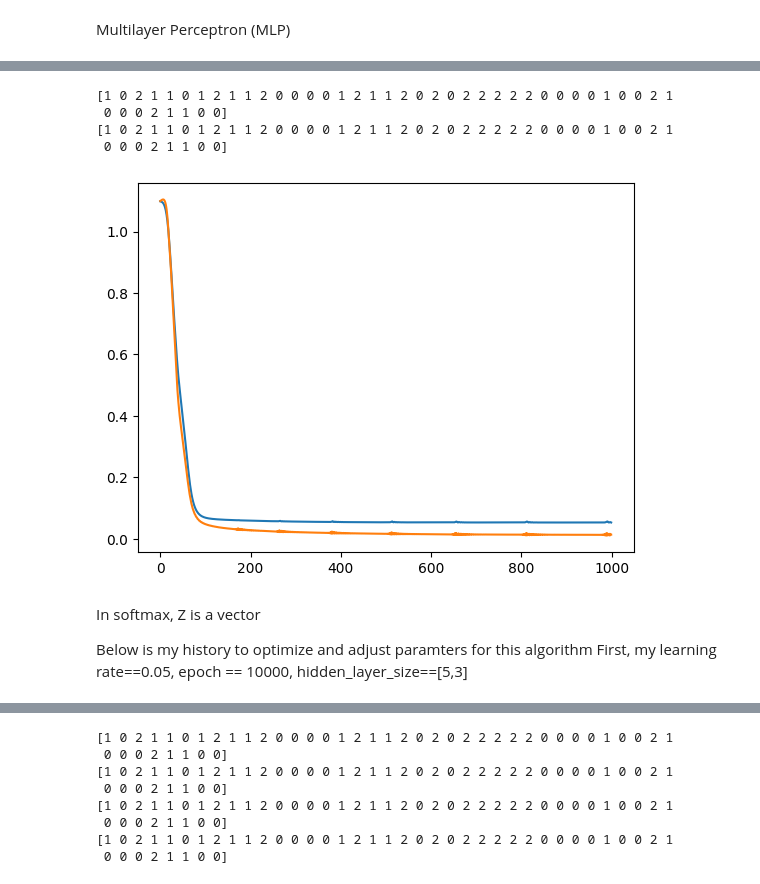
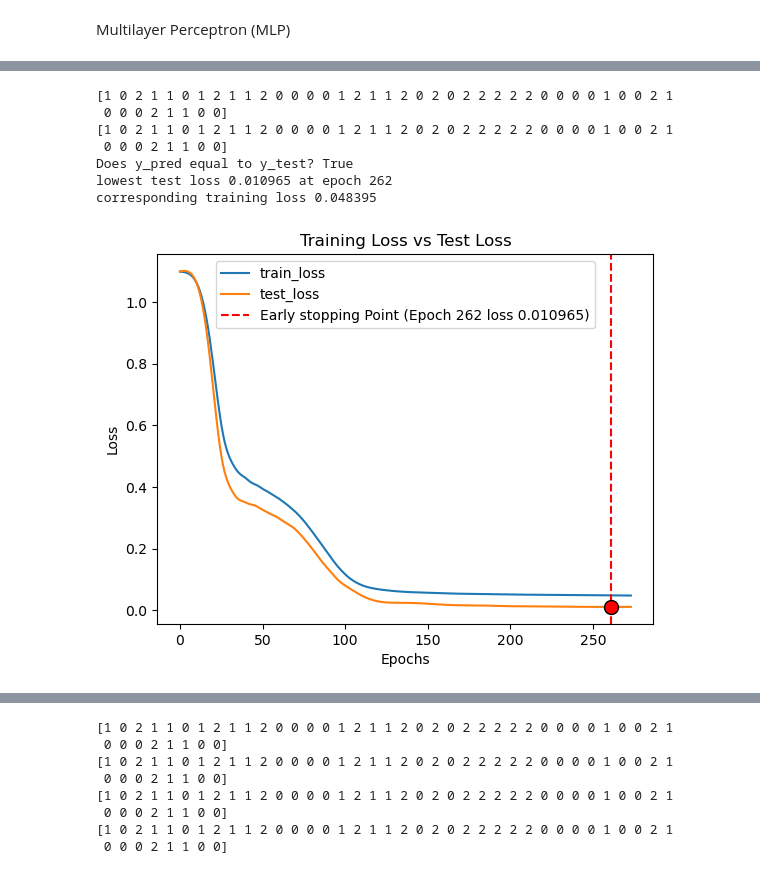
Before and after one commit to bstcdbsw/ECSE551_Group23_Assignment1, a Jupyter notebook: Cifci_Xu_Zhuang.ipynb, the cells around one changed output, grey strips where cells are left out. Drawn from its saved outputs; the diff is of its cells as text; code cells hidden in the pictures.

Commit message:
optimize mlp part for final notebook

```diff
--- a/Cifci_Xu_Zhuang.ipynb
+++ b/Cifci_Xu_Zhuang.ipynb
@@ -1377,14 +1356,6 @@ def train_test_split(X,y,test_percent=0.3,random_state=None):
 # %%
-import math
-hidden_layers=np.array([20,10])
-mlp = MLP(4,3,hidden_layers,0.007,'adam')
-mlp.fit(X_train,y_train,1000,X_test,y_test)
-loss_history=mlp.get_history_loss()
-test_history=mlp.get_history_test_loss()
-plt.plot(loss_history)
-plt.plot(test_history)
+mean = np.mean(X_train,axis=0)
+std = np.std(X_train,axis=0)
 
-y_pred=mlp.predict(X_test)
-print(y_pred)
-print(y_test)
-plt.show()
+X_train_scaled = (X_train-mean)/std
+X_test_scaled = (X_test-mean)/std
@@ -1397,26 +1362,36 @@ plt.show()
 # %%
-hidden_layers=np.array([20,10])
+import math
+hidden_layers=np.array([20,15])
 mlp = MLP(4,3,hidden_layers,0.007,'adam')
-mlp.fit(X_train,y_train,1000,X_test,y_test)
+mlp.fit(X_train_scaled,y_train,1000,X_test_scaled,y_test,patience=20)
 loss_history=mlp.get_history_loss()
 test_history=mlp.get_history_test_loss()
-plt.plot(loss_history)
-plt.plot(test_history)
+plt.plot(loss_history,label='train_loss')
+plt.plot(test_history,label='test_loss')
 
-
-y_pred=mlp.predict(X_test)
+plt.title("Training Loss vs Test Loss")
+plt.xlabel("Epochs")
+plt.ylabel("Loss")
+y_pred=mlp.predict(X_test_scaled)
 print(y_pred)
 print(y_test)
+print(f'Does y_pred equal to y_test? {np.array_equal(y_pred,y_test)}')
 
+min_test_loss = min(test_history)
+min_loss_epoch=test_history.index(min_test_loss)
+print(f'lowest test loss {min(test_history):.6f} at epoch {min_loss_epoch+1}')
+print(f'corresponding training loss {loss_history[min_loss_epoch+1]:.6f}')
+plt.axvline(x=min_loss_epoch, color='r', linestyle='--', label=f'Early stopping Point (Epoch {min_loss_epoch+1} loss {min_test_loss:.6f})')
+plt.scatter(min_loss_epoch, min_test_loss, color='red', s=100, zorder=5, edgecolors='black')
+plt.legend()
 plt.show()
 # %% [output]
 [1 0 2 1 1 0 1 2 1 1 2 0 0 0 0 1 2 1 1 2 0 2 0 2 2 2 2 2 0 0 0 0 1 0 0 2 1
  0 0 0 2 1 1 0 0]
 [1 0 2 1 1 0 1 2 1 1 2 0 0 0 0 1 2 1 1 2 0 2 0 2 2 2 2 2 0 0 0 0 1 0 0 2 1
  0 0 0 2 1 1 0 0]
+Does y_pred equal to y_test? True
+lowest test loss 0.010965 at epoch 262
+corresponding training loss 0.048395
-[figure, old version]
+[figure, new version]
-# %% [markdown]
-In softmax, Z is a vector
-
-Below is my history to optimize and adjust paramters for this algorithm First, my learning rate==0.05, epoch == 10000, hidden_layer_size==[5,3]
 # %%
```
Also changed, not shown: parts of 18 cells of this notebook.
